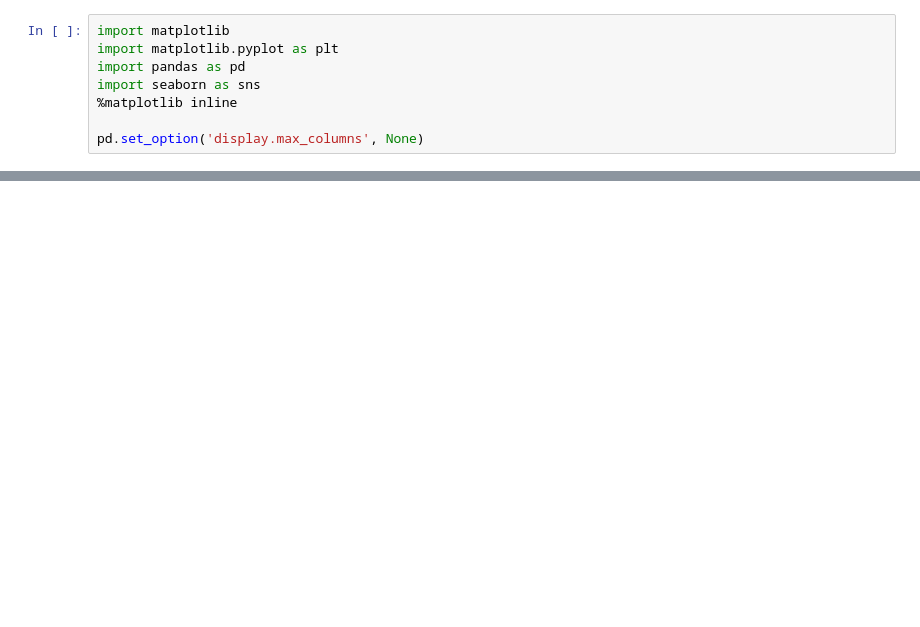
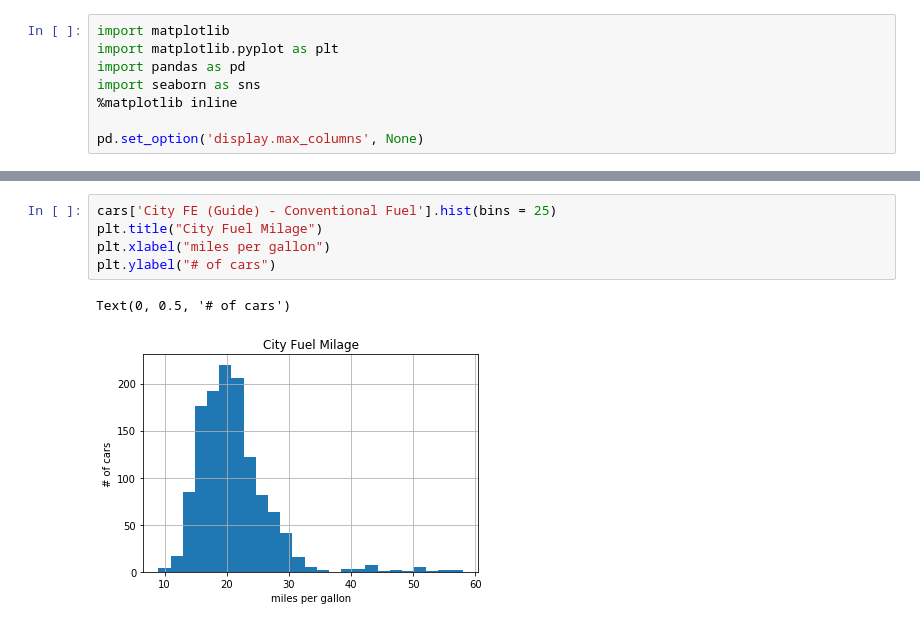
Before and after one commit to jhonymaurad/Data-Science-Project, a Jupyter notebook: Project Analysis.ipynb, the cells around one changed output, grey strips where cells are left out. Cells and saved outputs as stored; diff of their text form; blank space fills up the shorter version.

```diff
--- a/Project Analysis.ipynb
+++ b/Project Analysis.ipynb
@@ -18,0 +90,8 @@ cars.head()
+# %%
+cars['City FE (Guide) - Conventional Fuel'].hist(bins = 25)
+plt.title("City Fuel Milage")
+plt.xlabel("miles per gallon")
+plt.ylabel("# of cars")
+# %% [output]
+Text(0, 0.5, '# of cars')
+[figure, added]
```
Also changed, not shown: parts of 14 cells of this notebook, 9 other files.
